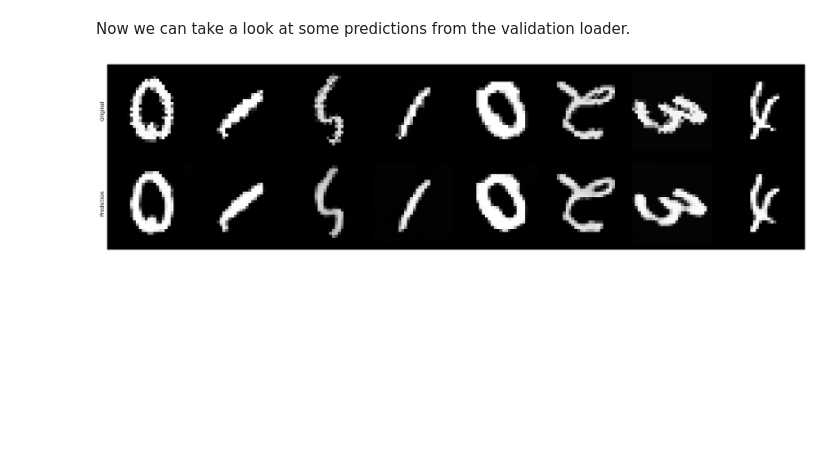
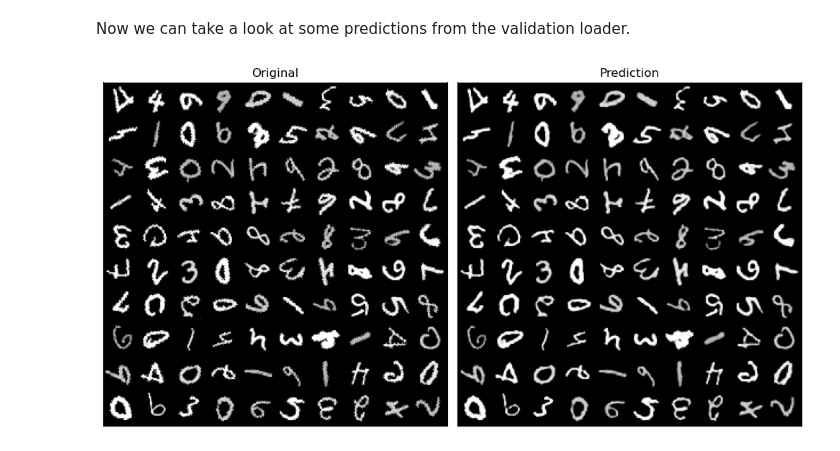
Before and after one commit to jdenholm/TorchTools, a Jupyter notebook: demos/variational_autoencoder_demo.ipynb, the cells around one changed output. Saved outputs shown, nothing was run; the diff lists cells and outputs as text; code cells hidden in the pictures; blank space fills up the shorter version.

```diff
--- a/demos/variational_autoencoder_demo.ipynb
+++ b/demos/variational_autoencoder_demo.ipynb
@@ -6,17 +6,16 @@ To use this demo, create the conda env defined in ``requirements-dev.conda.yaml`
 from torchvision.datasets import MNIST
 from torchvision.transforms import Compose, ToTensor, RandomRotation
 from torchvision.transforms import ColorJitter
-
 from torch.utils.data import DataLoader
 
-batch_size = 8
+batch_size = 100
 
 
 training_tfms = Compose(
     [
         ToTensor(),
         RandomRotation(180),
-        ColorJitter(brightness=0.3, contrast=0.3, saturation=0.3, hue=0.3),
+        ColorJitter(brightness=0.3),
     ]
 )
 valid_tfms = Compose([ToTensor()])
@@ -40,11 +39,26 @@ The image size is 'torch.Size([1, 28, 28])'
 In this demo, we want bother with a validation loop during training, and will just use the validation set to do some inference at the end. Let's instantiate the model.
 # %%
 from torch.cuda import is_available
+from torch import manual_seed
+
 from torch_tools import VAE2d
+
+manual_seed(123)
+
 
 DEVICE = "cuda" if is_available() else "cpu"
 
-model = VAE2d(in_chans=1, input_dims=(28, 28), num_layers=3).to(DEVICE)
+model = VAE2d(
+    in_chans=1,
+    out_chans=1,
+    start_features=16,
+    input_dims=(28, 28),
+    num_layers=3,
+    max_down_feats=64,
+    min_up_feats=3,
+).to(DEVICE)
+
+print(f"Device set to {DEVICE}")
 
 print(model)
 # %% [output]
@@ -177,28 +227,31 @@ Now we can take a look at some predictions from the validation loader.
 # %%
 from torch import no_grad
 from torchvision.utils import make_grid
 
 with no_grad():
     model.eval()
-    for batch, target in train_loader:
-        preds = model(batch.to(DEVICE)).tanh().clip(0.0, 1.0)
-        break
-
-batch_grid = make_grid(batch.cpu(), nrow=8, ncol=1).permute(1, 2, 0)
-pred_grid = make_grid(preds.detach().cpu(), nrow=8, ncol=1).permute(1, 2, 0)
+    preds = model(batch.to(DEVICE)).tanh().detach()
 
 
-figure, axes = plt.subplots(2, 1, figsize=(20, 20 / 4))
+
+batch_grid = make_grid(batch.cpu(), nrow=10).permute(1, 2, 0)
+pred_grid = make_grid(preds.detach().cpu(), nrow=10).permute(1, 2, 0)
+
+
+pred_grid = pred_grid.clip(0.0, 1.0)
+
+
+figure, axes = plt.subplots(1, 2, figsize=(10, 10))
 axes[0].imshow(batch_grid)
 axes[1].imshow(pred_grid)
 
 for axis in axes.ravel():
     axis.set_xticks([])
     axis.set_yticks([])
 
-axes[0].set_ylabel("Original")
-axes[1].set_ylabel("Prediction")
+axes[0].set_title("Original")
+axes[1].set_title("Prediction")
 
-figure.tight_layout(pad=0.01)
+figure.tight_layout(h_pad=0.05)
 # %% [output]
-[figure, old version]
+[figure, new version]
```
Also changed, not shown: parts of 5 cells of this notebook.
